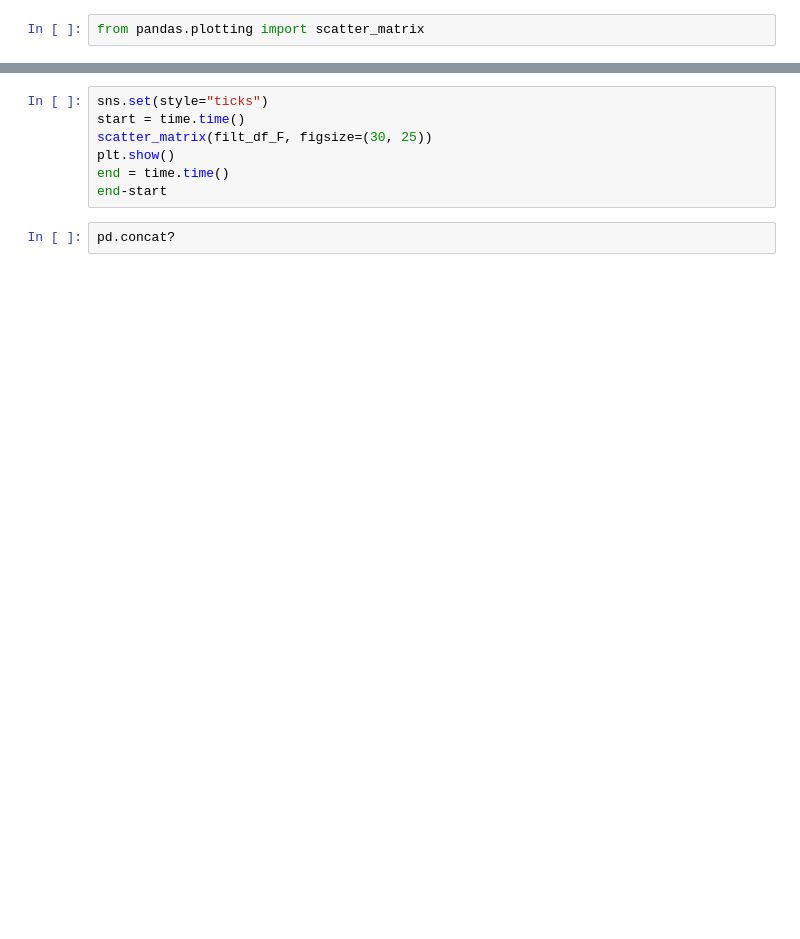
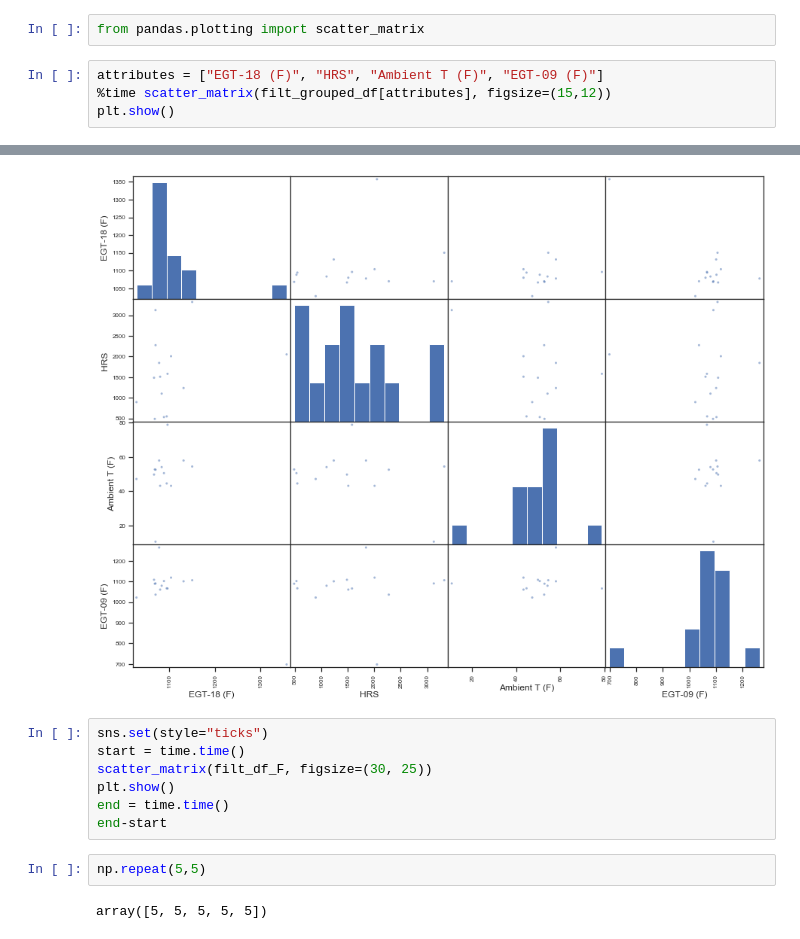
Before and after one commit to ddiazal/PredictiveMaintenance, a Jupyter notebook: filtersAnalysis.ipynb, the cells around one changed output, grey strips where cells are left out. Saved outputs shown, nothing was run; the diff lists cells and outputs as text; blank space fills up the shorter version.

```diff
--- a/filtersAnalysis.ipynb
+++ b/filtersAnalysis.ipynb
@@ -307,2 +412,7 @@ filt_grouped_df
 # %%
 from pandas.plotting import scatter_matrix
+# %%
+attributes = ["EGT-18 (F)", "HRS", "Ambient T (F)", "EGT-09 (F)"]
+%time scatter_matrix(filt_grouped_df[attributes], figsize=(15,12))
+plt.show()
+# %% [output]
@@ -309,3 +420,4 @@ from pandas.plotting import scatter_matrix
+[figure, added]
 # %%
 sns.set(style="ticks")
 start = time.time()
@@ -313,5 +425,7 @@ scatter_matrix(filt_df_F, figsize=(30, 25))
 plt.show()
 end = time.time()
 end-start
-# %%
-pd.concat?
+# %%
+np.repeat(5,5)
+# %% [output]
+array([5, 5, 5, 5, 5])
```
Also changed, not shown: parts of 15 cells of this notebook.
